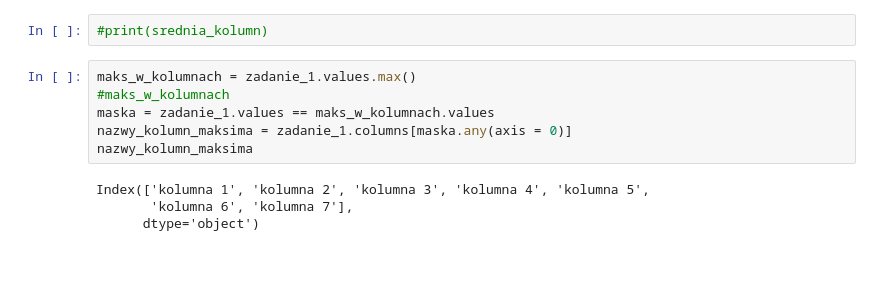
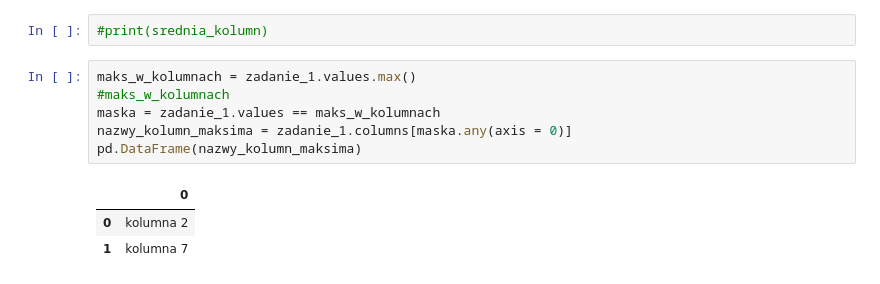
Before and after one commit to Shengan01/Lab, a Jupyter notebook: Lab1/Lab1.ipynb, the cells around one changed output. Drawn from its saved outputs; the diff is of its cells as text.

```diff
--- a/Lab1/Lab1.ipynb
+++ b/Lab1/Lab1.ipynb
@@ -281,10 +281,10 @@ pd.DataFrame(zadanie_1_6)
 # %%
 maks_w_kolumnach = zadanie_1.values.max()
 #maks_w_kolumnach
-maska = zadanie_1.values == maks_w_kolumnach.values
+maska = zadanie_1.values == maks_w_kolumnach
 nazwy_kolumn_maksima = zadanie_1.columns[maska.any(axis = 0)]
-nazwy_kolumn_maksima
+pd.DataFrame(nazwy_kolumn_maksima)
 # %% [output]
-Index(['kolumna 1', 'kolumna 2', 'kolumna 3', 'kolumna 4', 'kolumna 5',
-       'kolumna 6', 'kolumna 7'],
-      dtype='object')
+|  | 0 |
+| 0 | kolumna 2 |
+| 1 | kolumna 7 |
```
Also changed, not shown: parts of 1 cell of this notebook.
